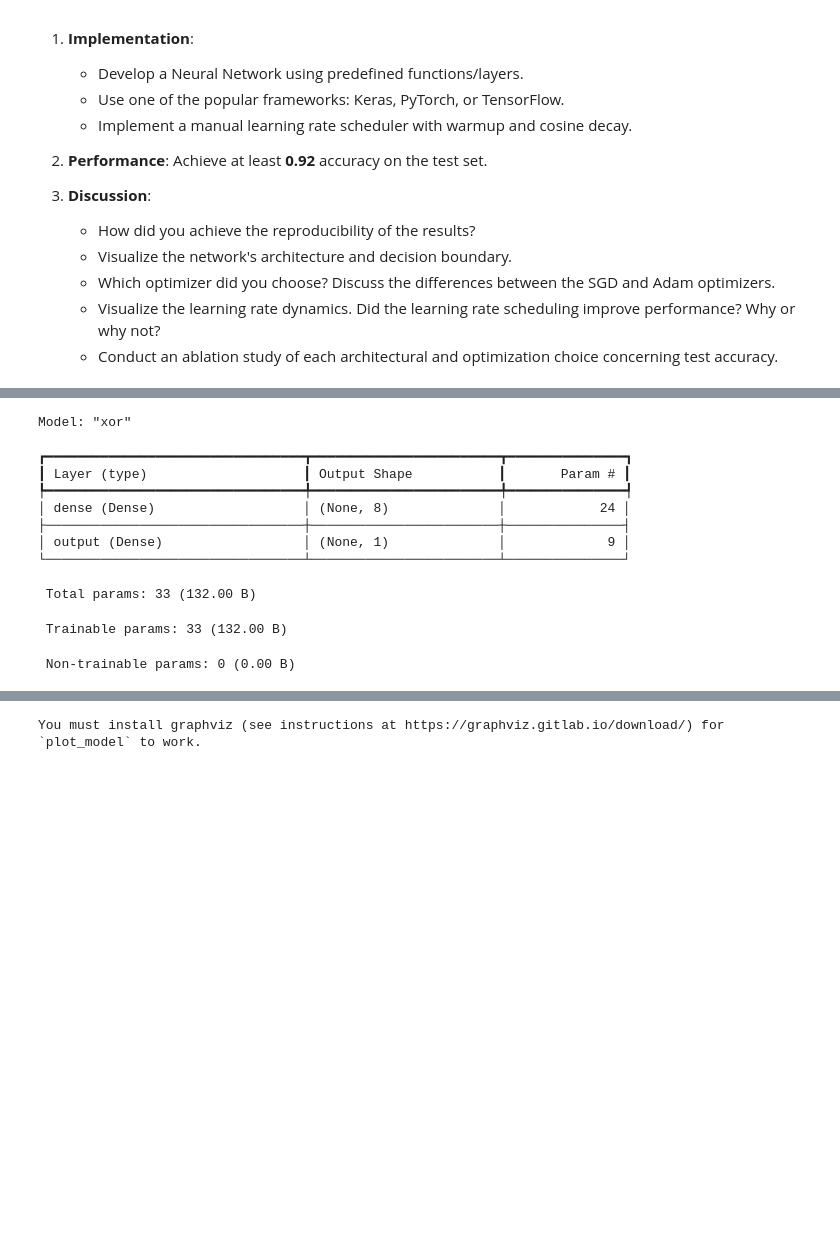
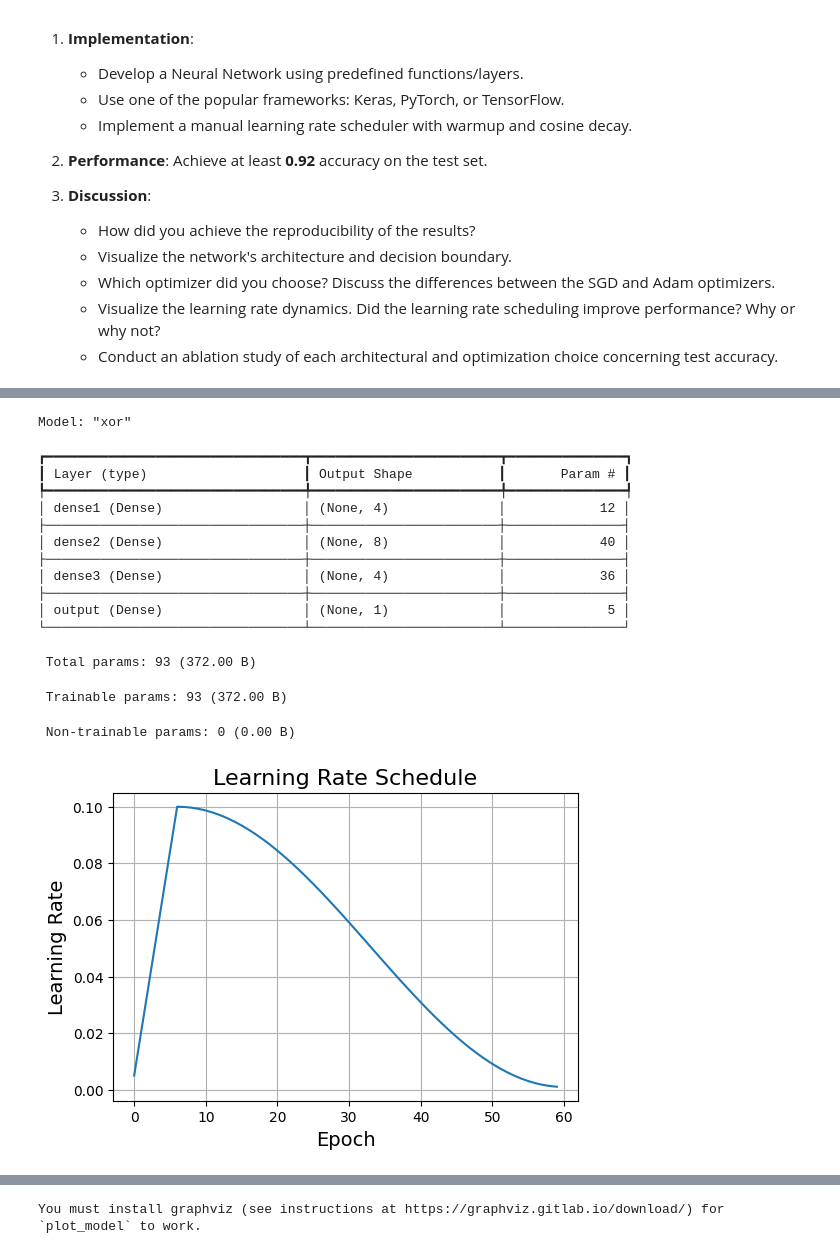
Before and after one commit to aOlsvik/tdt4172-intro-ml, a Jupyter notebook: Assignment2/Chapter_2.ipynb, the cells around one changed output, grey strips where cells are left out. Saved outputs shown, nothing was run; the diff lists cells and outputs as text; code cells hidden in the pictures; blank space fills up the shorter version.

```diff
--- a/Assignment2/Chapter_2.ipynb
+++ b/Assignment2/Chapter_2.ipynb
@@ -138,12 +147,14 @@ model = keras.Sequential(
     layers=
     [
         layers.Input(shape=(2,)),
-        layers.Dense(8, activation='relu', name="dense"),
+        layers.Dense(4, activation='relu', name="dense1"),
+        layers.Dense(8, activation='relu', name="dense2"),
+        layers.Dense(4, activation='relu', name="dense3"),
         layers.Dense(1, activation='sigmoid', name="output")
     ]
 )
 
-model.compile(optimizer='SGD', loss='binary_crossentropy', metrics=['accuracy'])
+model.compile(optimizer='adam', loss='binary_crossentropy', metrics=['accuracy'])
 
 model.summary()
 # %% [output]
@@ -151,11 +162,28 @@ Model: "xor"
 ┏━━━━━━━━━━━━━━━━━━━━━━━━━━━━━━━━━┳━━━━━━━━━━━━━━━━━━━━━━━━┳━━━━━━━━━━━━━━━┓
 ┃ Layer (type)                    ┃ Output Shape           ┃       Param # ┃
 ┡━━━━━━━━━━━━━━━━━━━━━━━━━━━━━━━━━╇━━━━━━━━━━━━━━━━━━━━━━━━╇━━━━━━━━━━━━━━━┩
-│ dense (Dense)                   │ (None, 8)              │            24 │
+│ dense1 (Dense)                  │ (None, 4)              │            12 │
 ├─────────────────────────────────┼────────────────────────┼───────────────┤
-│ output (Dense)                  │ (None, 1)              │             9 │
+│ dense2 (Dense)                  │ (None, 8)              │            40 │
+├─────────────────────────────────┼────────────────────────┼───────────────┤
+│ dense3 (Dense)                  │ (None, 4)              │            36 │
+├─────────────────────────────────┼────────────────────────┼───────────────┤
+│ output (Dense)                  │ (None, 1)              │             5 │
 └─────────────────────────────────┴────────────────────────┴───────────────┘
- Total params: 33 (132.00 B)
+ Total params: 93 (372.00 B)
- Trainable params: 33 (132.00 B)
+ Trainable params: 93 (372.00 B)
  Non-trainable params: 0 (0.00 B)
+# %%
+epochs = 60
+
+cosine_scheduler = (CosineScheduler(epochs, warmup_steps=6, warmup_begin_lr=0.005, base_lr=0.1, final_lr=0.001))
+
+plt.figure(figsize=(6, 4))
+plt.plot([cosine_scheduler(i) for i in range(epochs)])
+plt.xlabel('Epoch', fontsize=14)
+plt.ylabel('Learning Rate', fontsize=14)
+plt.title('Learning Rate Schedule', fontsize=16)
+plt.grid(True)
+# %% [output]
+[figure, added]
 # %%
```
Also changed, not shown: parts of 7 cells of this notebook.
